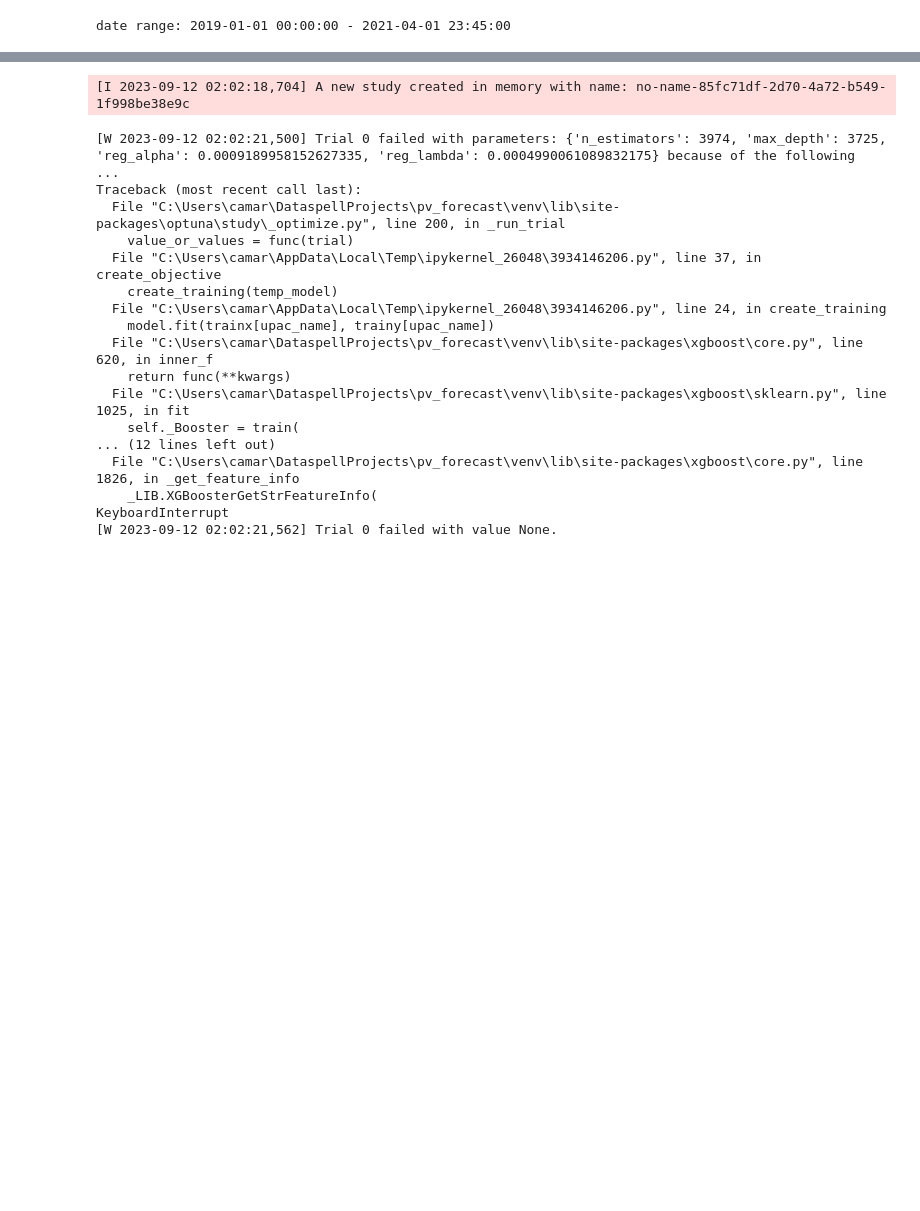
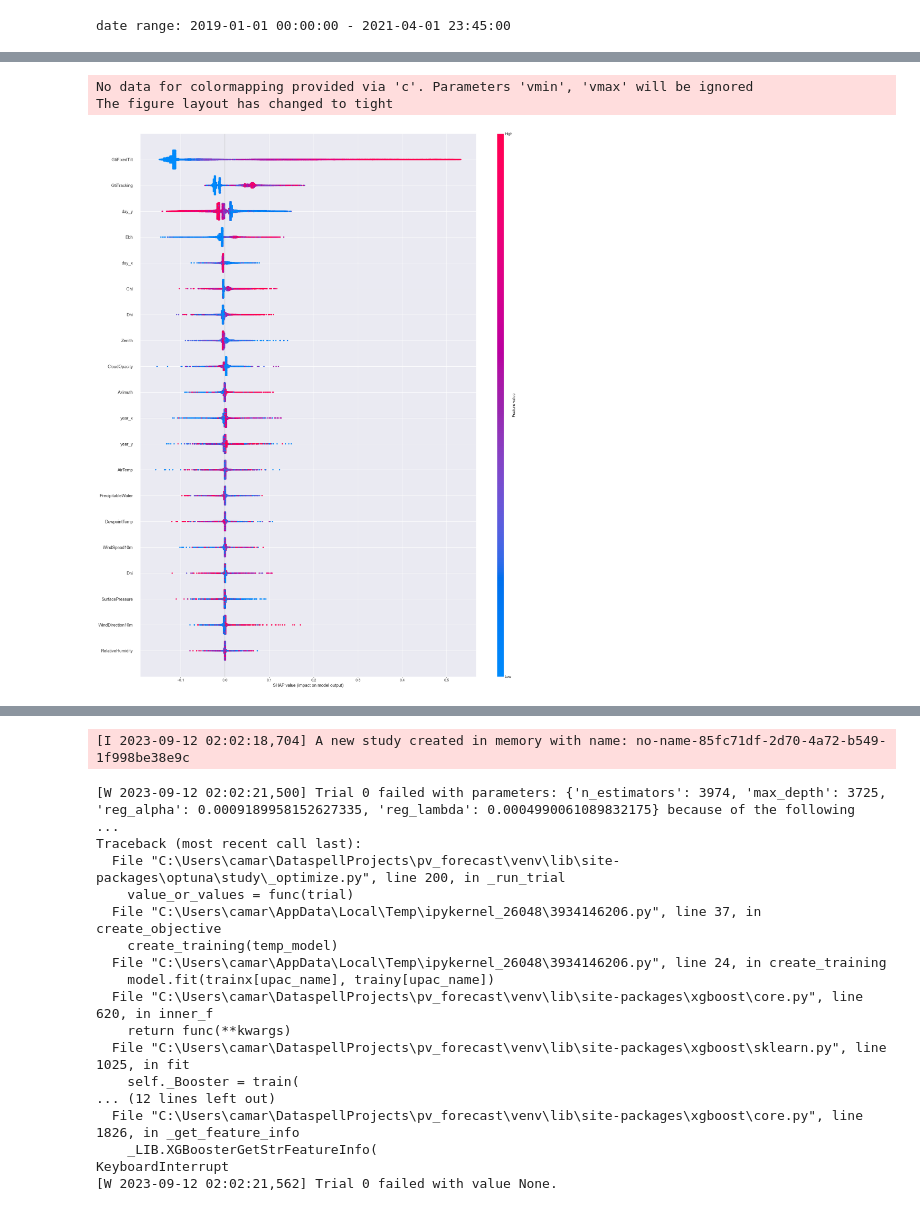
Before and after one commit to ECGomes/pv_forecast, a Jupyter notebook: xgboost.ipynb, the cells around one changed output, grey strips where cells are left out. Saved outputs shown, nothing was run; the diff lists cells and outputs as text; code cells hidden in the pictures; blank space fills up the shorter version.

```diff
--- a/xgboost.ipynb
+++ b/xgboost.ipynb
@@ -53,0 +115,8 @@ mem_usage
+# %%
+# XGB Shap plotting
+
+xgb_overall.plot_shap()
+# %% [output]
+No data for colormapping provided via 'c'. Parameters 'vmin', 'vmax' will be ignored
+The figure layout has changed to tight
+[figure, added]
```
Also changed, not shown: parts of 32 cells of this notebook, 4 other files.
